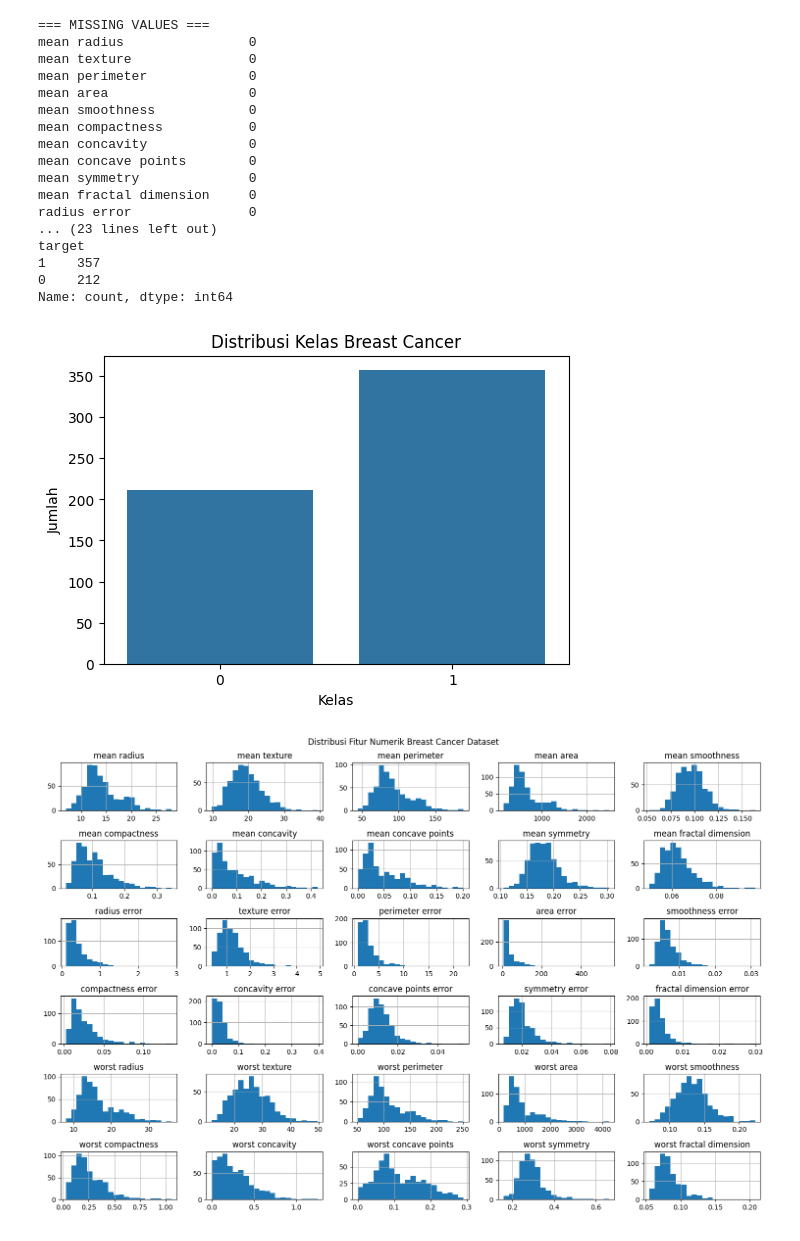
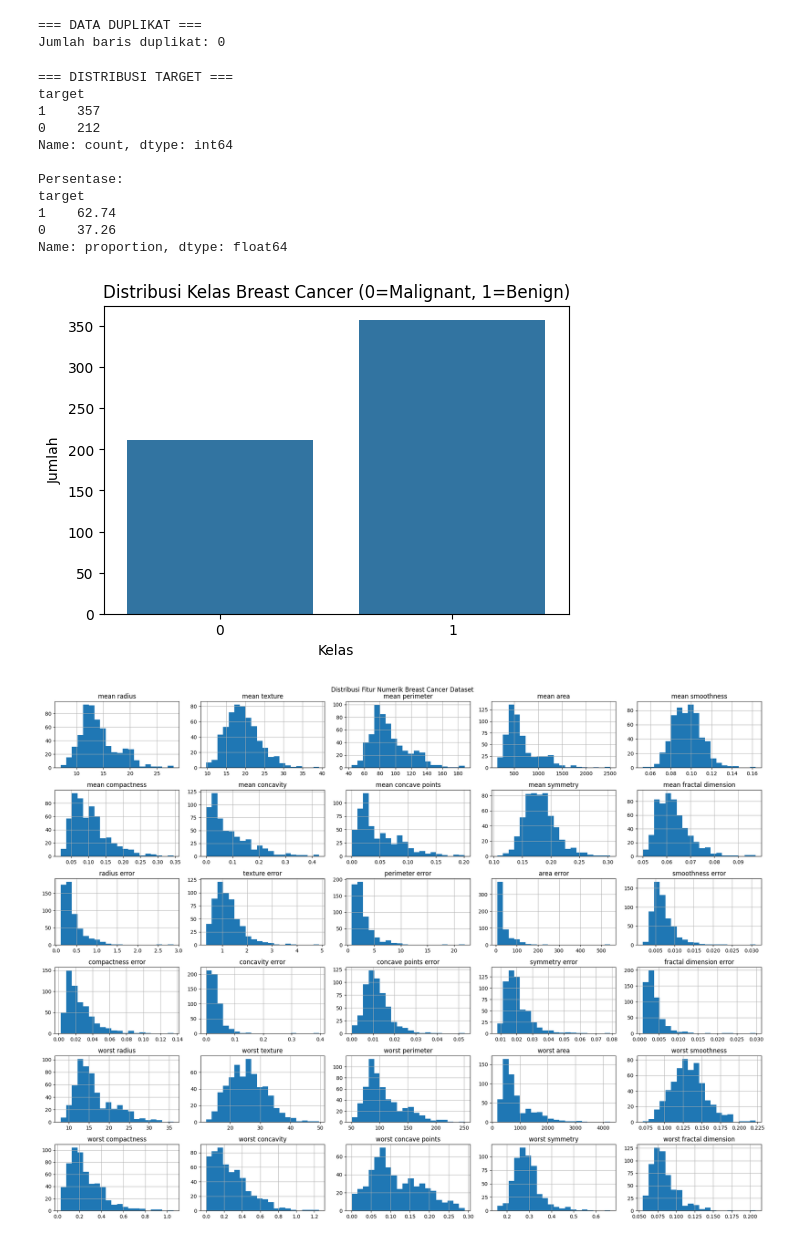
Before and after one commit to deynab/Eksperimen_SML_deynabs, a Jupyter notebook: preprocessing/Eksperimen_deynabs.ipynb, the cells around one changed output. Saved outputs shown, nothing was run; the diff lists cells and outputs as text; code cells hidden in the pictures.

```diff
--- a/preprocessing/Eksperimen_deynabs.ipynb
+++ b/preprocessing/Eksperimen_deynabs.ipynb
@@ -60,43 +138,42 @@ None
+# %%
+# 4.3 Pengecekan Data Duplikat
+print('=== DATA DUPLIKAT ===')
+print(f'Jumlah baris duplikat: {df.duplicated().sum()}')
+# %% [output]
+=== DATA DUPLIKAT ===
+Jumlah baris duplikat: 0
 # %%
-# Cell 3 - Cek Missing Values & Distribusi Target
-print("=== MISSING VALUES ===")
-print(df.isnull().sum())
+# 4.4 Distribusi Target
+print('=== DISTRIBUSI TARGET ===')
+print(df['target'].value_counts())
+print('\nPersentase:')
+print(df['target'].value_counts(normalize=True).mul(100).round(2))
 
-print("\n=== DISTRIBUSI TARGET ===")
-print(df['target'].value_counts())
-
-# Visualisasi distribusi target
 plt.figure(figsize=(6,4))
 sns.countplot(x='target', data=df)
-plt.title('Distribusi Kelas Breast Cancer')
+plt.title('Distribusi Kelas Breast Cancer (0=Malignant, 1=Benign)')
 plt.xlabel('Kelas')
 plt.ylabel('Jumlah')
 plt.show()
 # %% [output]
-=== MISSING VALUES ===
-mean radius                0
-mean texture               0
-mean perimeter             0
-mean area                  0
-mean smoothness            0
-mean compactness           0
-mean concavity             0
-mean concave points        0
-mean symmetry              0
-mean fractal dimension     0
-radius error               0
-... (23 lines left out)
+=== DISTRIBUSI TARGET ===
 target
 1    357
 0    212
 Name: count, dtype: int64
+
+Persentase:
+target
+1    62.74
+0    37.26
+Name: proportion, dtype: float64
-[figure, old version]
+[figure, new version]
 # %%
-# Cell 4 - Distribusi Fitur Numerik
-df.drop('target', axis=1).hist(figsize=(15,10), bins=20)
+# 4.5 Distribusi Fitur Numerik
+df.drop('target', axis=1).hist(figsize=(20,15), bins=20)
 plt.suptitle('Distribusi Fitur Numerik Breast Cancer Dataset')
 plt.tight_layout()
 plt.show()
 # %% [output]
-[figure, old version]
+[figure, new version]
 # %%
```
Also changed, not shown: parts of 25 cells of this notebook, 2 other files.
